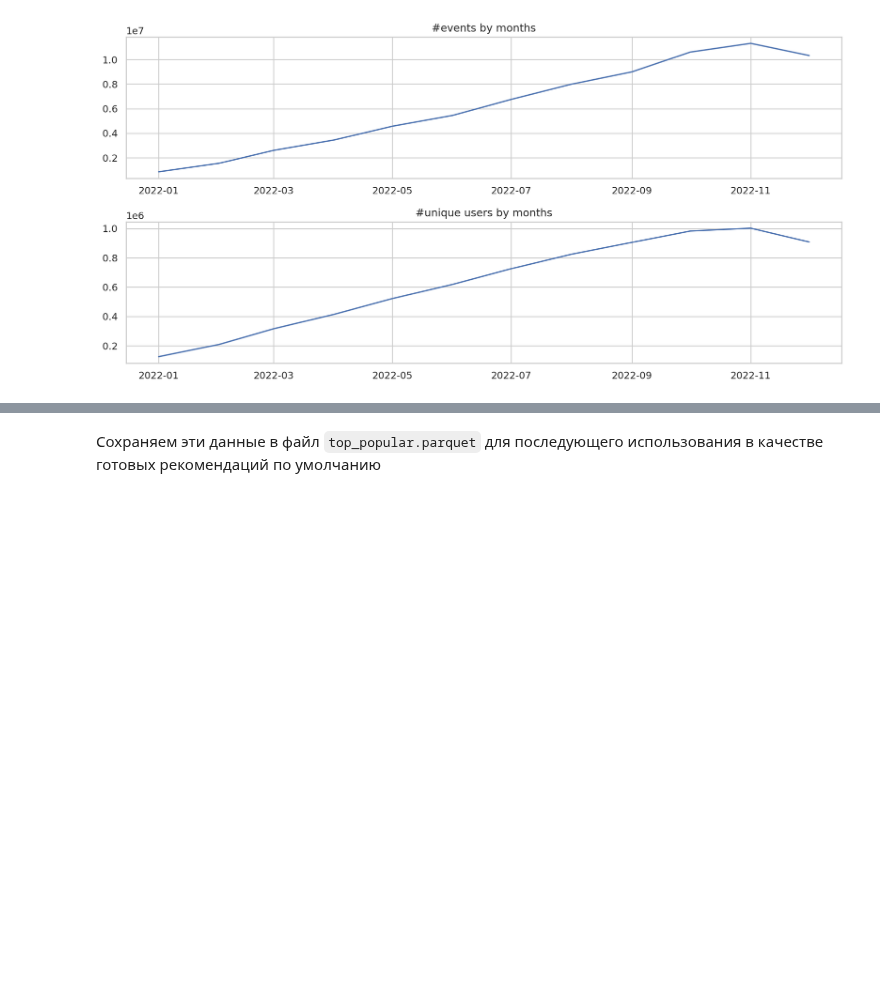
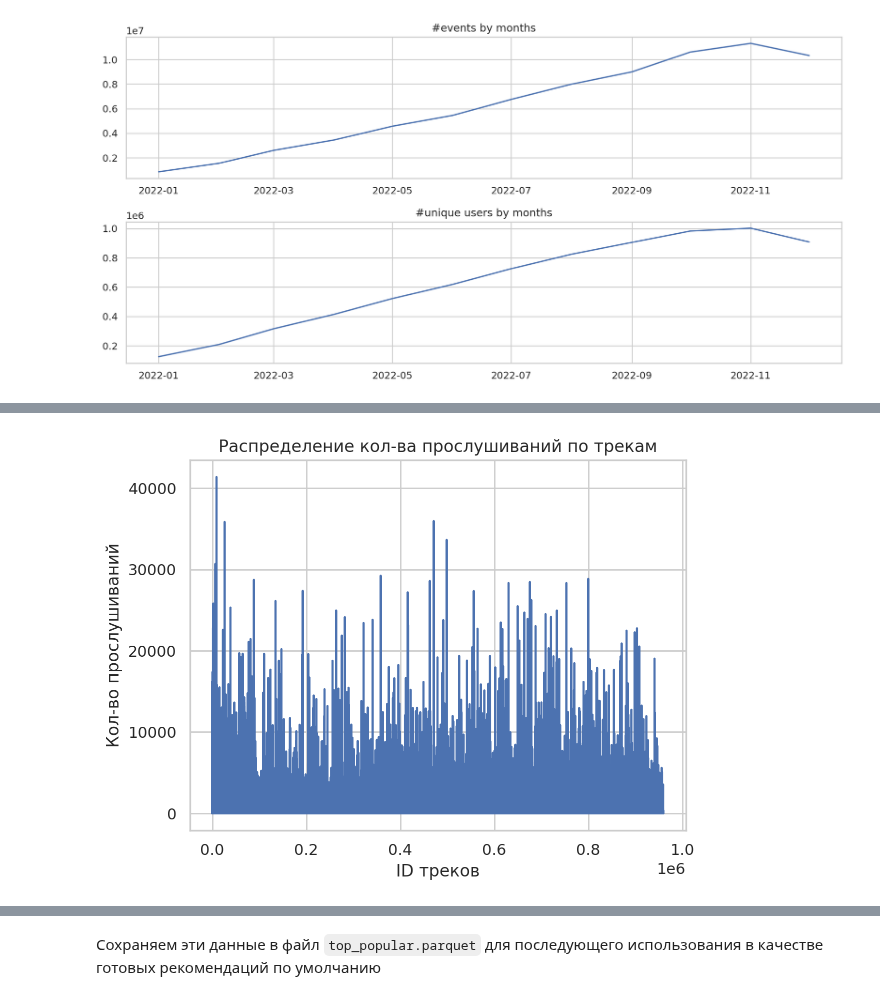
Before and after one commit to ibnkir/music-recsys-project, a Jupyter notebook: recommendations.ipynb, the cells around one changed output, grey strips where cells are left out. Drawn from its saved outputs; the diff is of its cells as text; code cells hidden in the pictures; blank space fills up the shorter version.

```diff
--- a/recommendations.ipynb
+++ b/recommendations.ipynb
@@ -553,0 +554,3 @@ fig.tight_layout()
+# %%
+# Агрегируем треки
+agg_items = events.groupby("item_id").agg(plays=("started_at", "count")).reset_index()
@@ -553,0 +570,10 @@ fig.tight_layout()
+# %%
+# Строим распределение кол-ва прослушиваний по трекам
+
+plt.plot(agg_items['plays'])
+plt.title("Распределение кол-ва прослушиваний по трекам")
+plt.xlabel("ID треков")
+plt.ylabel("Кол-во прослушиваний")
+plt.show()
+# %% [output]
+[figure, added]
```
Also changed, not shown: parts of 11 cells of this notebook, 2 other files.
